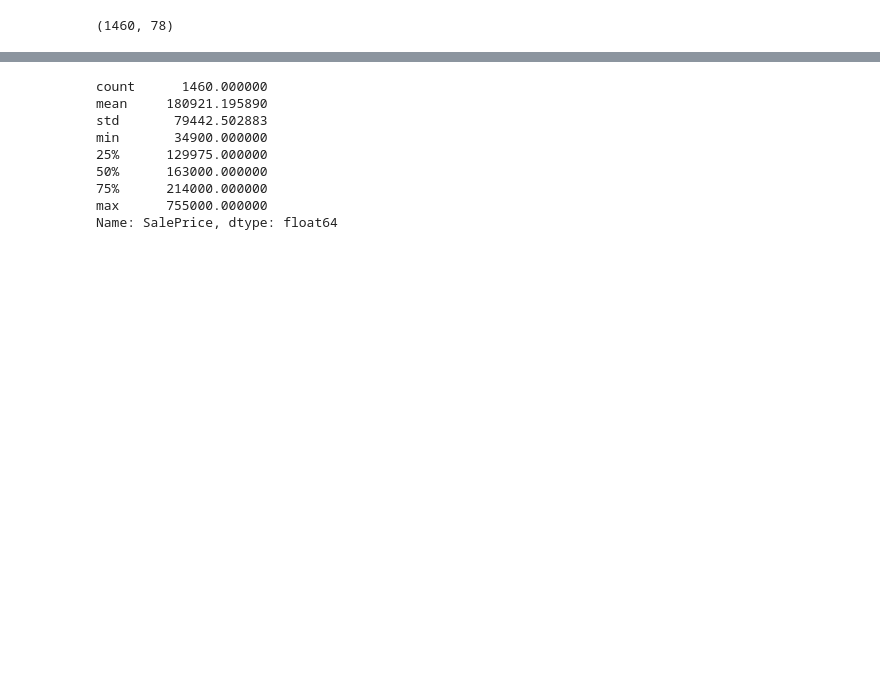
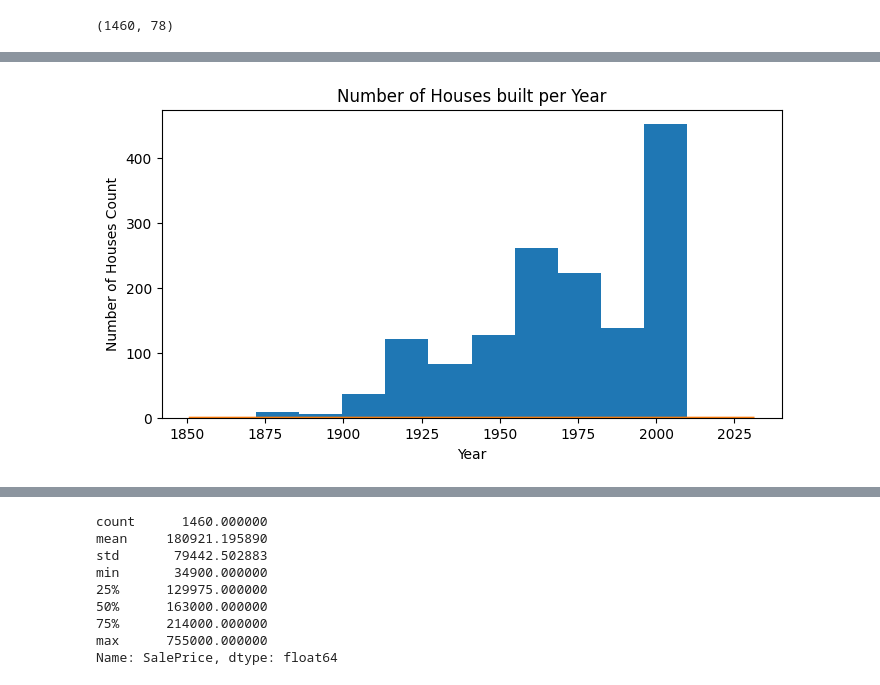
Before and after one commit to radharaju1996/Exploratory-Data-Analysis, a Jupyter notebook: Exploratory Data Analysis.ipynb, the cells around one changed output, grey strips where cells are left out. Cells and saved outputs as stored; diff of their text form; code cells hidden in the pictures; blank space fills up the shorter version.

```diff
--- a/Exploratory Data Analysis.ipynb
+++ b/Exploratory Data Analysis.ipynb
@@ -208,0 +279,10 @@ df2_trimmed = trim_outliers_by_mean(df1_trimmed, 'GrLivArea') # Corrected the fu
+# %%
+plt.figure(figsize=(8,4))
+plt.hist(df['YearBuilt'])  # Create the histogram first
+sns.kdeplot(df['YearBuilt'])  # Overlay the KDE plot
+plt.title('Number of Houses built per Year')
+plt.xlabel('Year')
+plt.ylabel('Number of Houses Count')
+plt.show()
+# %% [output]
+[figure, added]
```
Also changed, not shown: parts of 12 cells of this notebook.
